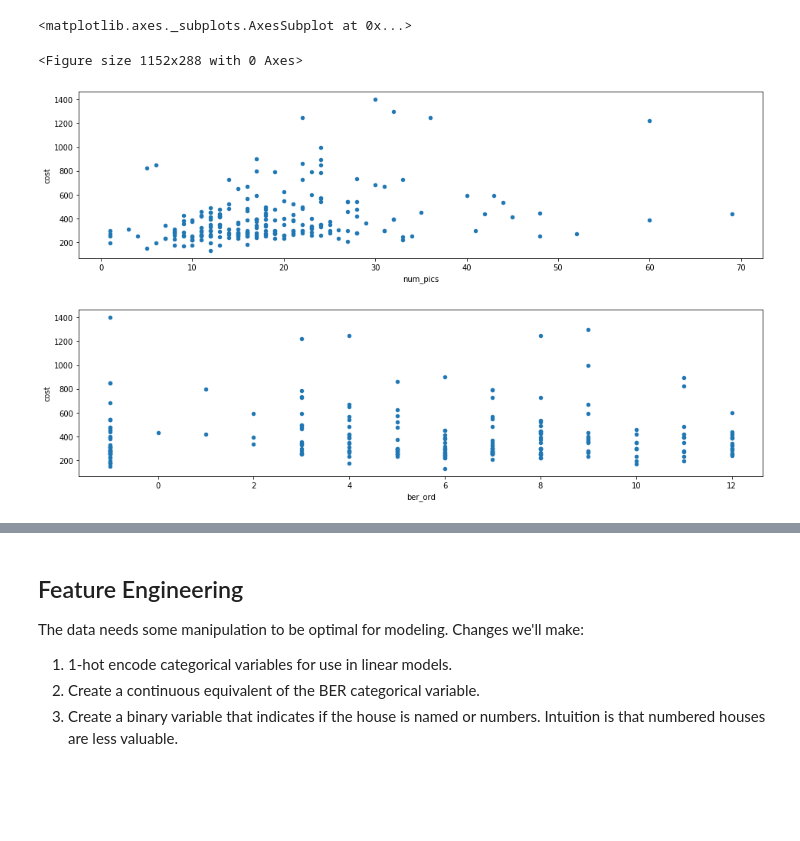
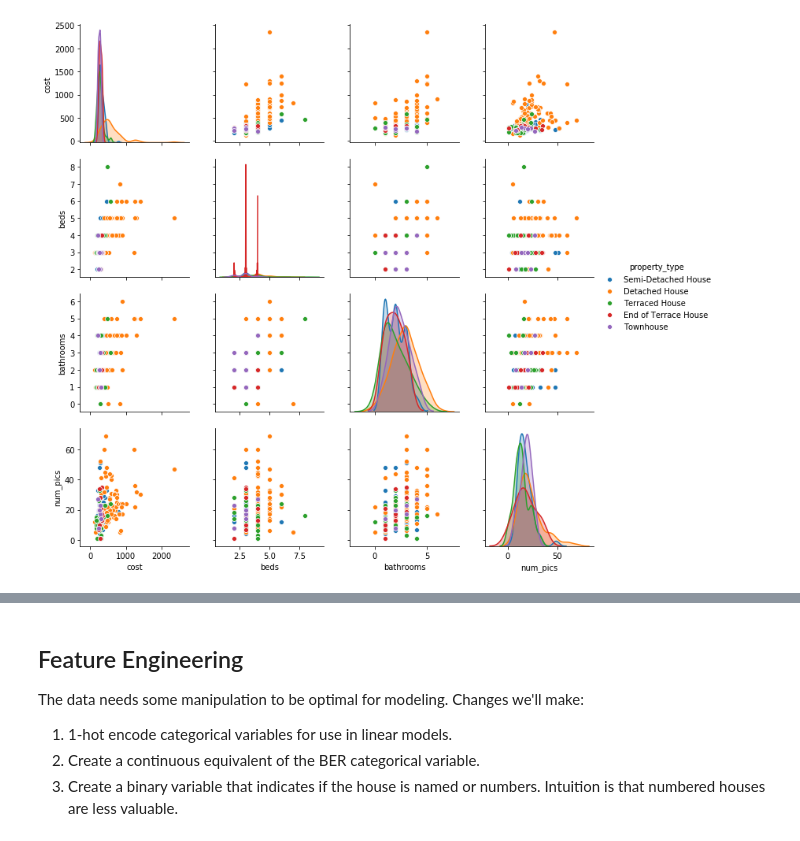
Before and after one commit to conorsobrien/CorkPropertyPrices, a Jupyter notebook: exploration_and_regression.ipynb, the cells around one changed output, grey strips where cells are left out. Cells and saved outputs as stored; diff of their text form; code cells hidden in the pictures; blank space fills up the shorter version.

```diff
--- a/exploration_and_regression.ipynb
+++ b/exploration_and_regression.ipynb
@@ -48,14 +56,13 @@ pd.DataFrame(df,columns=["cost"]).boxplot()
-# %%
-# Visual exploration
-plt.rcParams['figure.figsize'] = [16, 4]
-plt.tight_layout()
-df.plot.scatter(x='num_pics',y='cost')
-df.plot.scatter(x='ber_ord',y='cost')
-# %% [output]
-<matplotlib.axes._subplots.AxesSubplot at 0x...>
-<Figure size 1152x288 with 0 Axes>
-[figure, removed]
-[figure, removed]
+# %%
+# Basic correlogram
+sns.pairplot(df
+             ,vars=["cost", "beds", "bathrooms", "num_pics"]
+             #,kind="reg"
+             ,hue="property_type"
+            )
+plt.show()
+# %% [output]
+[figure, added]
 # %%
 # Explore data by location
 #df.plot.line(data=df["beds","cost"], x="beds", y="cost")
```
Also changed, not shown: parts of 19 cells of this notebook, 2 other files.
